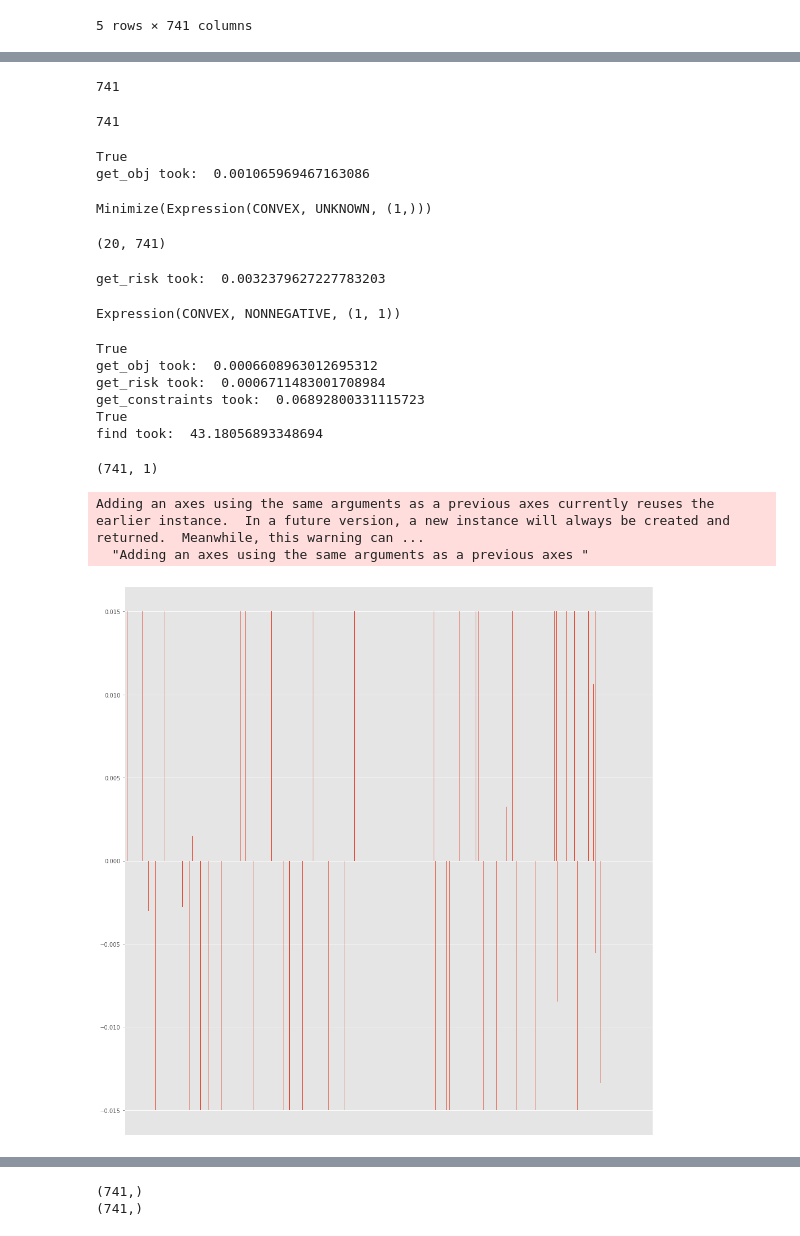
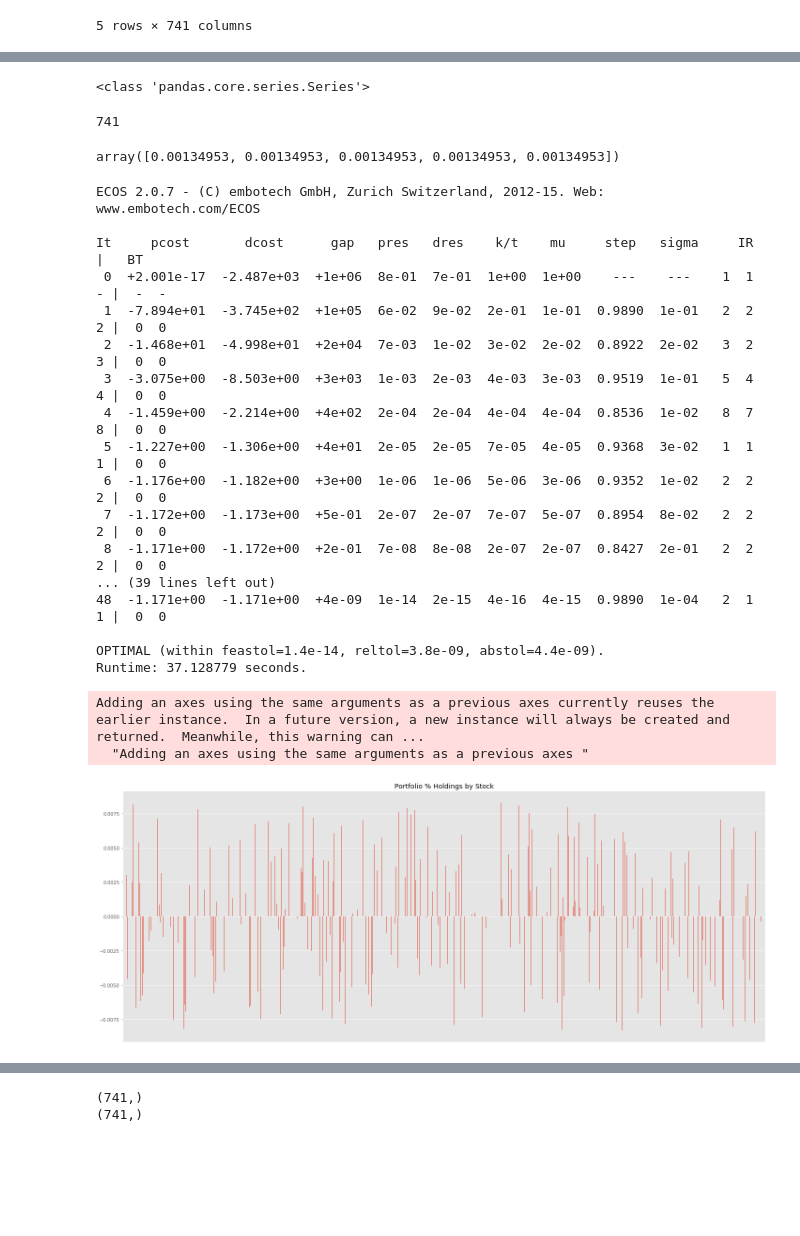
Before and after one commit to rwuebker/backtesting, a Jupyter notebook: backtesting_CVX.ipynb, the cells around one changed output, grey strips where cells are left out. Saved outputs shown, nothing was run; the diff lists cells and outputs as text; code cells hidden in the pictures; blank space fills up the shorter version.

```diff
--- a/backtesting_CVX.ipynb
+++ b/backtesting_CVX.ipynb
@@ -189,0 +166,4 @@ np.sqrt(risk_model.predict_portfolio_risk_opt(holdings))
+# %%
+aum = 50000000
+holdings = np.asarray(holdings) * aum
+np.sqrt(risk_model.predict_portfolio_risk_opt(holdings, aum))
@@ -296,13 +281,17 @@ ls_FRA.plot(title="Factor Rank Autocorrelation")
-# %%
-alpha_vector = momentum.loc['2012-01-05', :]
-len(alpha_vector)
-# %% [output]
-741
+# %%
+rets_index = rets.index[-1]
+alpha_vector = momentum.loc[rets_index, :]
+print(type(alpha_vector))
+len(alpha_vector)
+# %% [output]
+<class 'pandas.core.series.Series'>
+741
 # %%
-previous = np.asarray(holdings)
+previous = np.asarray(holdings) / 50000000
 len(previous)
+previous[:5]
 # %% [output]
-741
+array([0.00134953, 0.00134953, 0.00134953, 0.00134953, 0.00134953])
 # %%
 class OptimalHoldingsCVX:
 
@@ -387,43 +354,32 @@ class OptimalHoldingsCVX:
         return df
 # %%
-oh = OptimalHoldingsCVX(risk_model, alpha_vector, previous, lambda_reg=0.0)
+oh = OptimalHoldingsCVX(risk_model, alpha_vector, previous, lambda_reg=5.0)
+optimal_weights = oh.find()
+# %% [output]
+ECOS 2.0.7 - (C) embotech GmbH, Zurich Switzerland, 2012-15. Web: www.embotech.com/ECOS
+
+It     pcost       dcost      gap   pres   dres    k/t    mu     step   sigma     IR    |   BT
+ 0  +2.001e-17  -2.487e+03  +1e+06  8e-01  7e-01  1e+00  1e+00    ---    ---    1  1  - |  -  -
+ 1  -7.894e+01  -3.745e+02  +1e+05  6e-02  9e-02  2e-01  1e-01  0.9890  1e-01   2  2  2 |  0  0
+ 2  -1.468e+01  -4.998e+01  +2e+04  7e-03  1e-02  3e-02  2e-02  0.8922  2e-02   3  2  3 |  0  0
+ 3  -3.075e+00  -8.503e+00  +3e+03  1e-03  2e-03  4e-03  3e-03  0.9519  1e-01   5  4  4 |  0  0
+ 4  -1.459e+00  -2.214e+00  +4e+02  2e-04  2e-04  4e-04  4e-04  0.8536  1e-02   8  7  8 |  0  0
+ 5  -1.227e+00  -1.306e+00  +4e+01  2e-05  2e-05  7e-05  4e-05  0.9368  3e-02   1  1  1 |  0  0
+ 6  -1.176e+00  -1.182e+00  +3e+00  1e-06  1e-06  5e-06  3e-06  0.9352  1e-02   2  2  2 |  0  0
+ 7  -1.172e+00  -1.173e+00  +5e-01  2e-07  2e-07  7e-07  5e-07  0.8954  8e-02   2  2  2 |  0  0
+ 8  -1.171e+00  -1.172e+00  +2e-01  7e-08  8e-08  2e-07  2e-07  0.8427  2e-01   2  2  2 |  0  0
+... (39 lines left out)
+48  -1.171e+00  -1.171e+00  +4e-09  1e-14  2e-15  4e-16  4e-15  0.9890  1e-04   2  1  1 |  0  0
+
+OPTIMAL (within feastol=1.4e-14, reltol=3.8e-09, abstol=4.4e-09).
+Runtime: 37.128779 seconds.
-# %%
-oh._get_obj()
-oh.obj_func
-# %% [output]
-True
-get_obj took:  0.001065969467163086
-Minimize(Expression(CONVEX, UNKNOWN, (1,)))
-# %%
-risk_model.Q.shape
-# %% [output]
-(20, 741)
-# %%
-oh.get_risk()
-# %% [output]
-get_risk took:  0.0032379627227783203
-Expression(CONVEX, NONNEGATIVE, (1, 1))
-# %%
-result = oh.find()
-# %% [output]
-True
-get_obj took:  0.0006608963012695312
-get_risk took:  0.0006711483001708984
-get_constraints took:  0.06892800331115723
-True
-find took:  43.18056893348694
-# %%
-result.shape
-# %% [output]
-(741, 1)
 # %%
-(result).plot.bar(legend=False)
+figsize(20, 8)
+optimal_weights.plot.bar(legend=None, title='Portfolio % Holdings by Stock')
 x_axis = plt.axes().get_xaxis()
 x_axis.set_visible(False)
 plt.tight_layout()
-plt.style.use('ggplot')
-plt.rcParams['figure.figsize'] = (14, 8)
 # %% [output]
 Adding an axes using the same arguments as a previous axes currently reuses the earlier instance.  In a future version, a new instance will always be created and returned.  Meanwhile, this warning can ...
   "Adding an axes using the same arguments as a previous axes "
-[figure, old version]
+[figure, new version]
```
Also changed, not shown: parts of 56 cells of this notebook.
